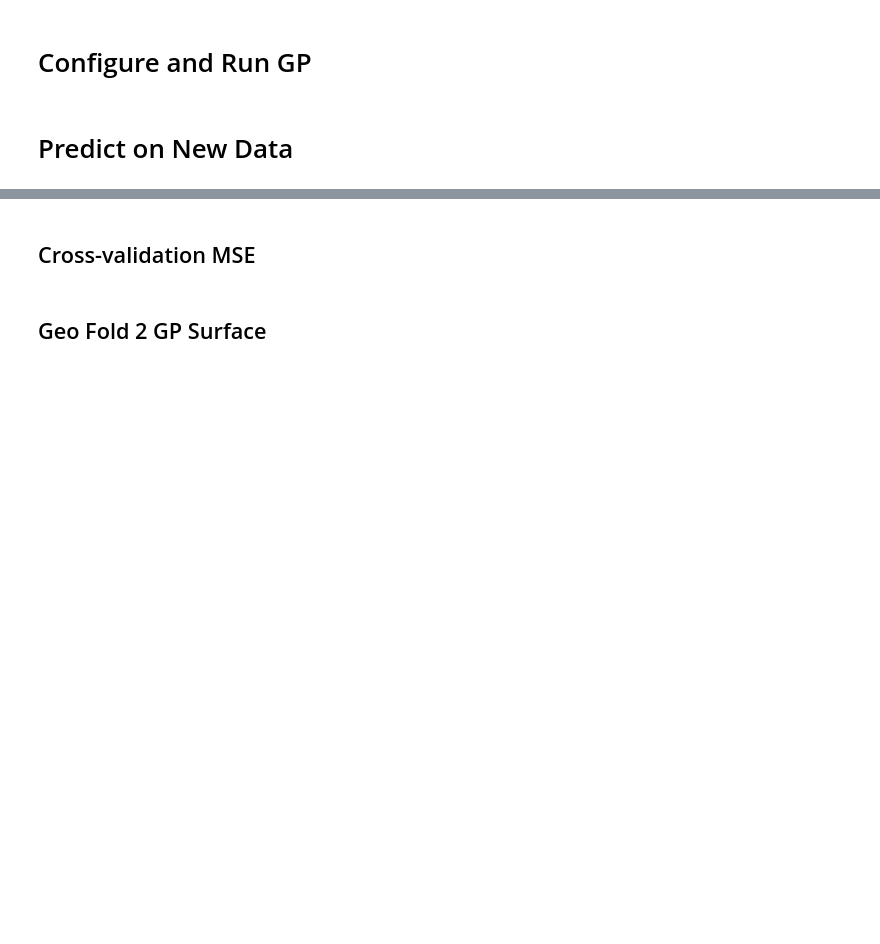
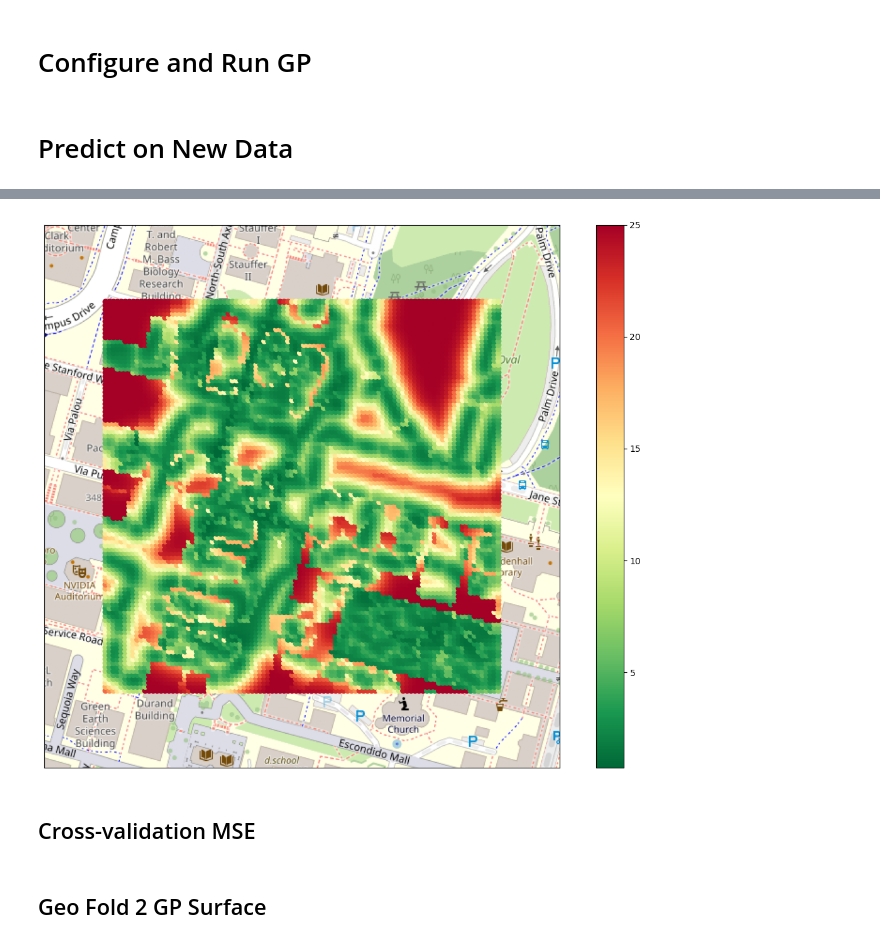
Before and after one commit to kevinzluo/where-my-wifi, a Jupyter notebook: code/milestone4/gibbs sampler.ipynb, the cells around one changed output, grey strips where cells are left out. Drawn from its saved outputs; the diff is of its cells as text; code cells hidden in the pictures; blank space fills up the shorter version.

```diff
--- a/code/milestone4/gibbs sampler.ipynb
+++ b/code/milestone4/gibbs sampler.ipynb
@@ -102,19 +104,27 @@ print(f"Elapsed: {end - start}")
+# %%
+mean_post = new_means.mean(axis=0)
+var_post = new_means.var(axis=0) + new_vars.mean(axis=0)
 # %%
 vmax = jnp.quantile(y_train, 0.975)
 vmin = jnp.quantile(y_train, 0.025)
 
+vmax = jnp.quantile(var_post, 1.)
+vmin = jnp.quantile(var_post, 0.)
+
 base_fig, base_ax, osm_metadata = osm_context.generate_base_axis(draw_buildings=False)
 
-sc = base_ax.scatter(wlon_test, wlat_test, c=new_means.mean(axis=0), cmap="RdYlGn", vmin=vmin, vmax=vmax)
+sc = base_ax.scatter(wlon_test, wlat_test, c=var_post, cmap="RdYlGn_r", vmin=vmin, vmax=vmax)
 
-tr = base_ax.scatter(wlon_train, wlat_train, c=y_train, cmap="RdYlGn",
-                vmin=vmin, vmax=vmax, alpha=1)
+# tr = base_ax.scatter(wlon_train, wlat_train, c=y_train, cmap="RdYlGn",
+#                 vmin=vmin, vmax=vmax, alpha=1)
 plt.ticklabel_format(style='plain', axis='both', useOffset=False)
 
-plt.colorbar(tr)
+plt.colorbar(sc)
 plt.tight_layout()
 
-# plt.savefig('gridsearch1_best_plot.png', dpi=400)
+# plt.savefig('posterior_variance.png', dpi=400)
+# %% [output]
+[figure, added]
 # %% [markdown]
 ## Cross-validation MSE
 # %%
```
Also changed, not shown: parts of 1 cell of this notebook, 1 other file.
